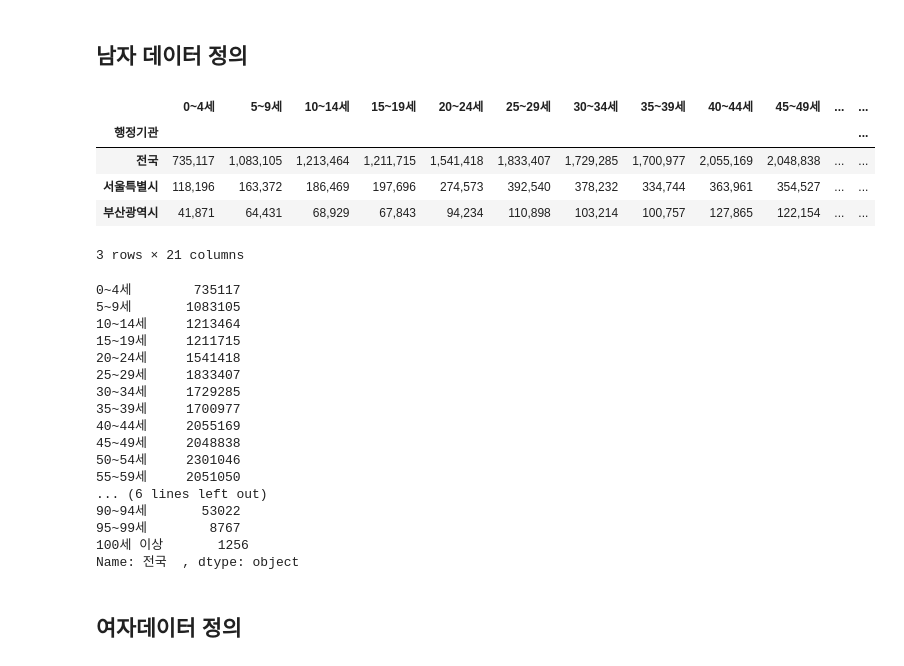
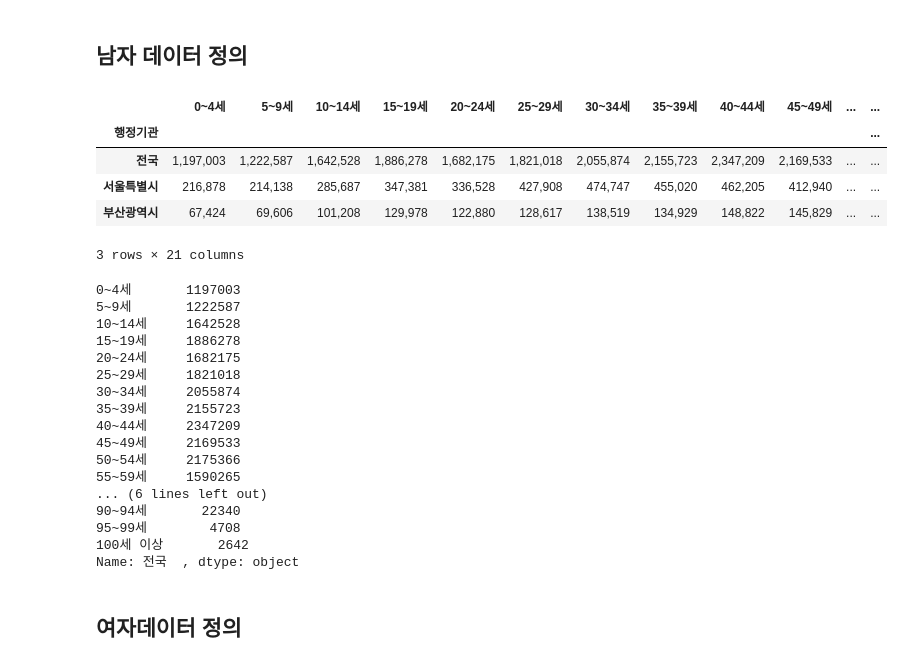
Before and after one commit to gerald-park/PythonImageWorkspace, a Jupyter notebook: PythonDataWorkSpace/Project/1.인구피라미드.ipynb, the cells around one changed output. Drawn from its saved outputs; the diff is of its cells as text; code cells hidden in the pictures.

```diff
--- a/PythonDataWorkSpace/Project/1.인구피라미드.ipynb
+++ b/PythonDataWorkSpace/Project/1.인구피라미드.ipynb
@@ -4,37 +4,37 @@
 ## 남자 데이터 정의
 # %%
 import pandas as pd
-file_name = '202211_202211_연령별인구현황_월간'
+file_name = '201111_201111_연령별인구현황_월간'
 df_m = pd.read_excel(file_name+ '.xlsx',skiprows=3, index_col='행정기관', usecols='B,E:Y')
 df_m.head(3)
 # %% [output]
 |  | 0~4세 | 5~9세 | 10~14세 | 15~19세 | 20~24세 | 25~29세 | 30~34세 | 35~39세 | 40~44세 | 45~49세 | ... | ... |
 | 행정기관 |  |  |  |  |  |  |  |  |  |  |  | ... |
-| 전국 | 735,117 | 1,083,105 | 1,213,464 | 1,211,715 | 1,541,418 | 1,833,407 | 1,729,285 | 1,700,977 | 2,055,169 | 2,048,838 | ... | ... |
-| 서울특별시 | 118,196 | 163,372 | 186,469 | 197,696 | 274,573 | 392,540 | 378,232 | 334,744 | 363,961 | 354,527 | ... | ... |
-| 부산광역시 | 41,871 | 64,431 | 68,929 | 67,843 | 94,234 | 110,898 | 103,214 | 100,757 | 127,865 | 122,154 | ... | ... |
+| 전국 | 1,197,003 | 1,222,587 | 1,642,528 | 1,886,278 | 1,682,175 | 1,821,018 | 2,055,874 | 2,155,723 | 2,347,209 | 2,169,533 | ... | ... |
+| 서울특별시 | 216,878 | 214,138 | 285,687 | 347,381 | 336,528 | 427,908 | 474,747 | 455,020 | 462,205 | 412,940 | ... | ... |
+| 부산광역시 | 67,424 | 69,606 | 101,208 | 129,978 | 122,880 | 128,617 | 138,519 | 134,929 | 148,822 | 145,829 | ... | ... |
 3 rows × 21 columns
 # %%
 df_m.iloc[0] = df_m.iloc[0].str.replace(',','').astype(int)
 # %%
 df_m.iloc[0]
 # %% [output]
-0~4세        735117
-5~9세       1083105
-10~14세     1213464
-15~19세     1211715
-20~24세     1541418
-25~29세     1833407
-30~34세     1729285
-35~39세     1700977
-40~44세     2055169
-45~49세     2048838
-50~54세     2301046
-55~59세     2051050
+0~4세       1197003
+5~9세       1222587
+10~14세     1642528
+15~19세     1886278
+20~24세     1682175
+25~29세     1821018
+30~34세     2055874
+35~39세     2155723
+40~44세     2347209
+45~49세     2169533
+50~54세     2175366
+55~59세     1590265
 ... (6 lines left out)
-90~94세       53022
-95~99세        8767
-100세 이상       1256
+90~94세       22340
+95~99세        4708
+100세 이상       2642
 Name: 전국  , dtype: object
 # %% [markdown]
 ## 여자데이터 정의
```
Also changed, not shown: parts of 1 cell of this notebook, 4 other files.
